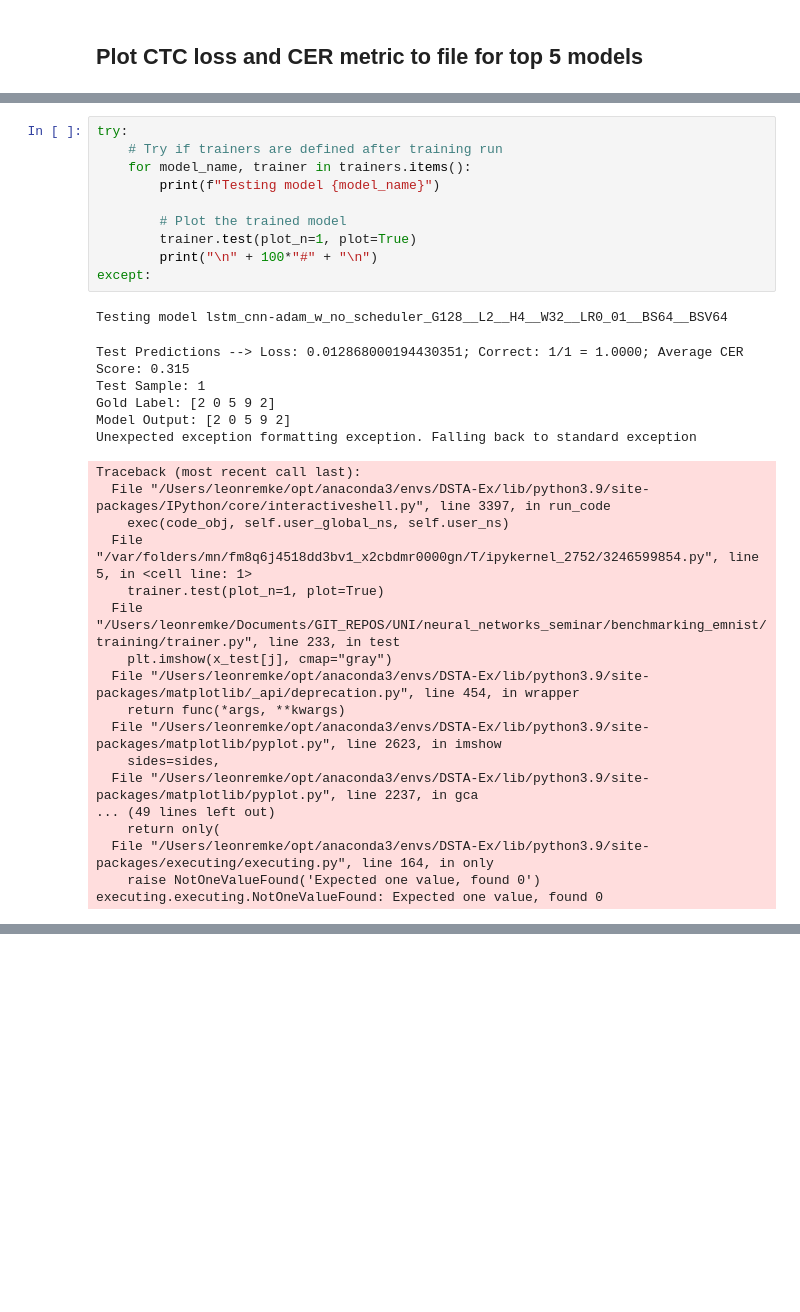
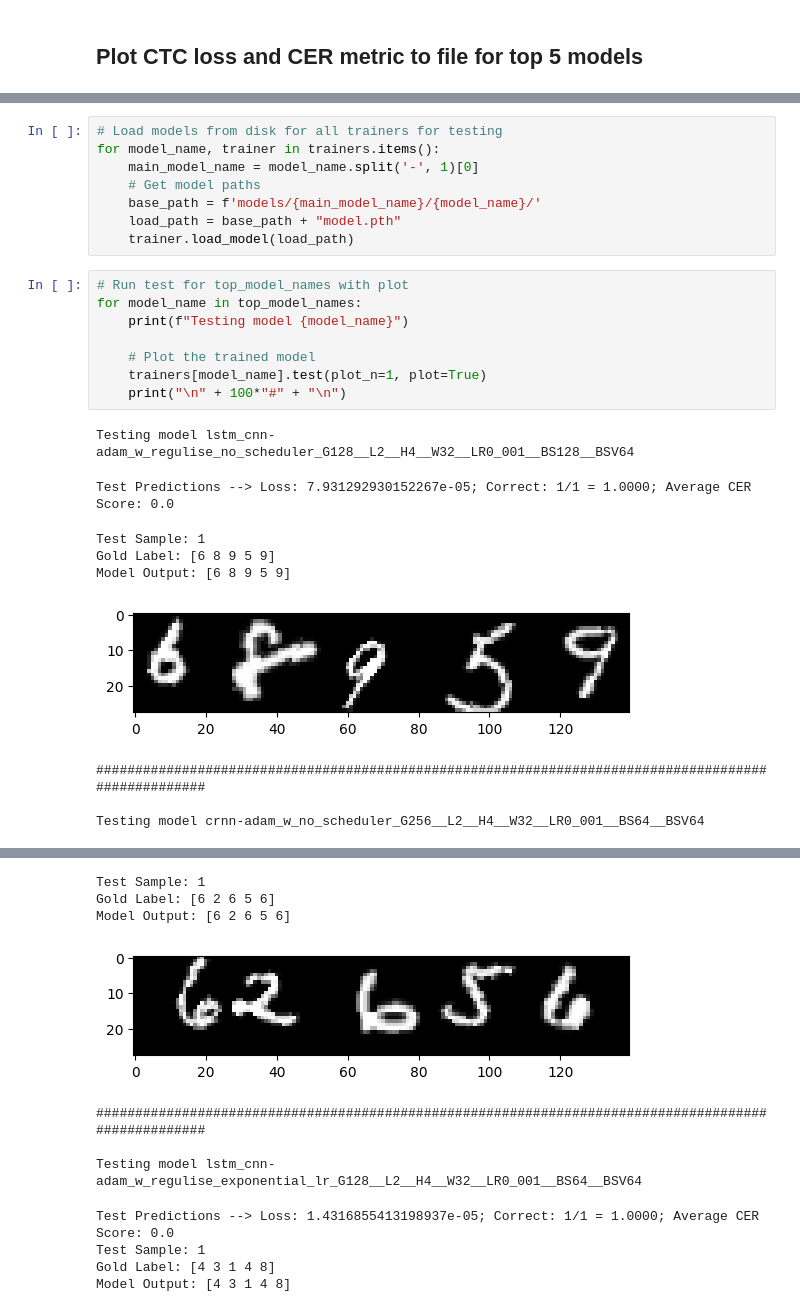
Before and after one commit to Simon-0711/neural_networks_seminar, a Jupyter notebook: benchmarking_emnist/lstm_training.ipynb, the cells around one changed output, grey strips where cells are left out. Drawn from its saved outputs; the diff is of its cells as text; blank space fills up the shorter version.

```diff
--- a/benchmarking_emnist/lstm_training.ipynb
+++ b/benchmarking_emnist/lstm_training.ipynb
@@ -386,37 +366,29 @@ plot_top_n_metric_curves(numerical_top_models_crnn, top_5_metrics_crnn, model_fi
 <Figure size 1200x600 with 0 Axes>
 <Figure size 1200x600 with 0 Axes>
 <Figure size 1200x600 with 0 Axes>
+# %%
+# Load models from disk for all trainers for testing
+for model_name, trainer in trainers.items():
+    main_model_name = model_name.split('-', 1)[0]
+    # Get model paths
+    base_path = f'models/{main_model_name}/{model_name}/'
+    load_path = base_path + "model.pth"
+    trainer.load_model(load_path)
 # %%
-try:
-    # Try if trainers are defined after training run
-    for model_name, trainer in trainers.items():
-        print(f"Testing model {model_name}")
+# Run test for top_model_names with plot
+for model_name in top_model_names:
+    print(f"Testing model {model_name}")
 
-        # Plot the trained model
-        trainer.test(plot_n=1, plot=True)
-        print("\n" + 100*"#" + "\n")
-except:
+    # Plot the trained model
+    trainers[model_name].test(plot_n=1, plot=True)
+    print("\n" + 100*"#" + "\n")
 # %% [output]
-Testing model lstm_cnn-adam_w_no_scheduler_G128__L2__H4__W32__LR0_01__BS64__BSV64
+Testing model lstm_cnn-adam_w_regulise_no_scheduler_G128__L2__H4__W32__LR0_001__BS128__BSV64
-Test Predictions --> Loss: 0.012868000194430351; Correct: 1/1 = 1.0000; Average CER Score: 0.315
-Test Sample: 1
-Gold Label: [2 0 5 9 2]
-Model Output: [2 0 5 9 2]
-Unexpected exception formatting exception. Falling back to standard exception
+Test Predictions --> Loss: 7.931292930152267e-05; Correct: 1/1 = 1.0000; Average CER Score: 0.0
-Traceback (most recent call last):
-  File "/Users/leonremke/opt/anaconda3/envs/DSTA-Ex/lib/python3.9/site-packages/IPython/core/interactiveshell.py", line 3397, in run_code
-    exec(code_obj, self.user_global_ns, self.user_ns)
-  File "/var/folders/mn/fm8q6j4518dd3bv1_x2cbdmr0000gn/T/ipykernel_2752/3246599854.py", line 5, in <cell line: 1>
-    trainer.test(plot_n=1, plot=True)
-  File "/Users/leonremke/Documents/GIT_REPOS/UNI/neural_networks_seminar/benchmarking_emnist/training/trainer.py", line 233, in test
-    plt.imshow(x_test[j], cmap="gray")
-  File "/Users/leonremke/opt/anaconda3/envs/DSTA-Ex/lib/python3.9/site-packages/matplotlib/_api/deprecation.py", line 454, in wrapper
-    return func(*args, **kwargs)
-  File "/Users/leonremke/opt/anaconda3/envs/DSTA-Ex/lib/python3.9/site-packages/matplotlib/pyplot.py", line 2623, in imshow
-    sides=sides,
-  File "/Users/leonremke/opt/anaconda3/envs/DSTA-Ex/lib/python3.9/site-packages/matplotlib/pyplot.py", line 2237, in gca
-... (49 lines left out)
-    return only(
-  File "/Users/leonremke/opt/anaconda3/envs/DSTA-Ex/lib/python3.9/site-packages/executing/executing.py", line 164, in only
-    raise NotOneValueFound('Expected one value, found 0')
-executing.executing.NotOneValueFound: Expected one value, found 0
+Test Sample: 1
+Gold Label: [6 8 9 5 9]
+Model Output: [6 8 9 5 9]
+[figure, added]
+####################################################################################################
+
+Testing model crnn-adam_w_no_scheduler_G256__L2__H4__W32__LR0_001__BS64__BSV64
@@ -422,0 +396,11 @@ executing.executing.NotOneValueFound: Expected one value, found 0
+Test Sample: 1
+Gold Label: [6 2 6 5 6]
+Model Output: [6 2 6 5 6]
+[figure, added]
+####################################################################################################
+
+Testing model lstm_cnn-adam_w_regulise_exponential_lr_G128__L2__H4__W32__LR0_001__BS64__BSV64
+Test Predictions --> Loss: 1.4316855413198937e-05; Correct: 1/1 = 1.0000; Average CER Score: 0.0
+Test Sample: 1
+Gold Label: [4 3 1 4 8]
+Model Output: [4 3 1 4 8]
```
Also changed, not shown: parts of 7 cells of this notebook, 2 other files.
